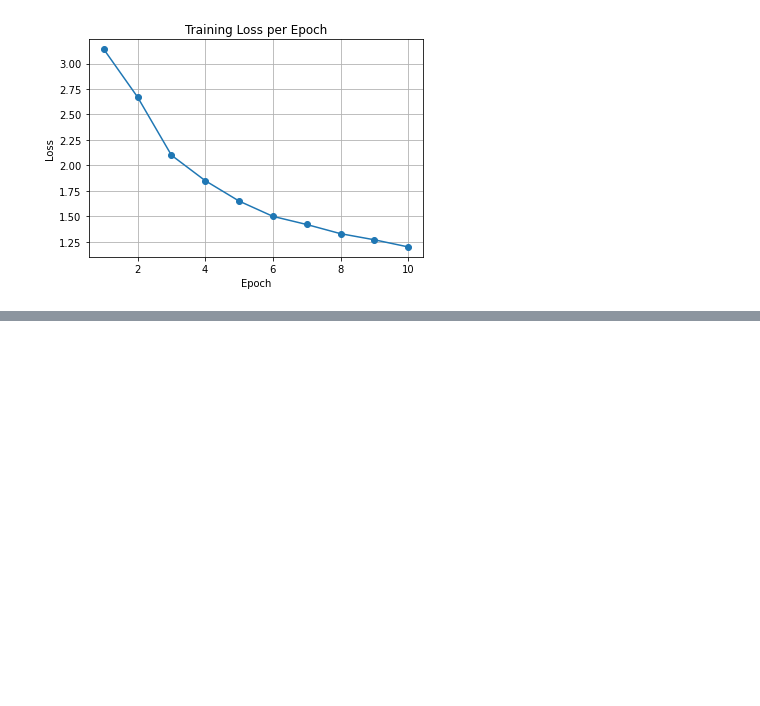
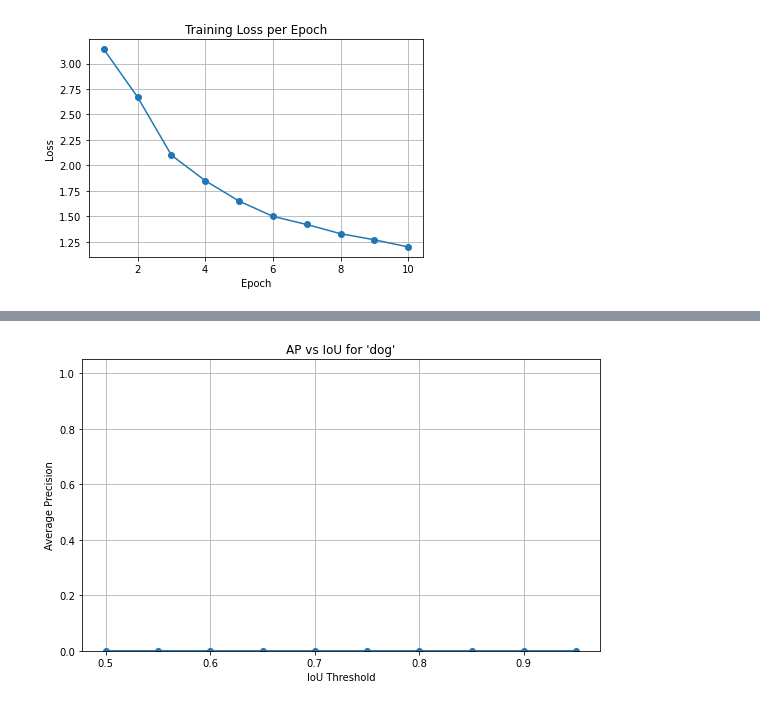
Before and after one commit to yasasawij/CS445-Project, a Jupyter notebook: new_main.ipynb, the cells around one changed output, grey strips where cells are left out. Saved outputs shown, nothing was run; the diff lists cells and outputs as text; code cells hidden in the pictures; blank space fills up the shorter version.

```diff
--- a/new_main.ipynb
+++ b/new_main.ipynb
@@ -64,7 +64,7 @@ class CocoSegmentationDataset(Dataset):
         self.transforms = transforms
 
         # Map category_ids to new 1-X labels dynamically
-        self.category_to_class_dict = {cat_id: idx+1 for idx, cat_id in enumerate(self.category_ids)}
+        self.category_to_class_dict = {catagory_id: idx+1 for idx, catagory_id in enumerate(self.category_ids)}
         self.class_to_category_dict = {v: k for k, v in self.category_to_class_dict.items()}
 
         self.normalize = False
@@ -191,7 +191,7 @@ class CocoSegmentationDataset(Dataset):
 
         return image, target
 
-    def filter_valid_images(self):
+    def _filter_valid_images(self):
         valid_image_ids = []
         for img_id in self.image_ids:
             try:
@@ -218,8 +218,9 @@ class CocoSegmentationDataset(Dataset):
                 continue
 
         print(f"Filtered dataset down to {len(valid_image_ids)} valid images.")
+        return valid_image_ids
 
-        self.image_ids = valid_image_ids
+
 
     def download_images(self, verbose=False):
         """
@@ -274,7 +275,7 @@ class CocoSegmentationDataset(Dataset):
             category_labels.append(self.class_to_category_dict[label])
 
         label_counts = Counter(category_labels)
-        category_names = [self.coco.loadCats([cat_id])[0]['name'] for cat_id in label_counts.keys()]
+        category_names = [self.coco.loadCats([catagory_id])[0]['name'] for catagory_id in label_counts.keys()]
         counts = list(label_counts.values())
 
         plt.figure(figsize=(10, 5))
@@ -543,7 +542,7 @@ model = get_instance_segmentation_model(num_classes)
 device = torch.device('cuda') if torch.cuda.is_available() else torch.device('cpu')
 model.to(device)
 
-checkpoint = torch.load("./../checkpoint.pth", map_location=device)
+checkpoint = torch.load("./../models/checkpoint.pth", map_location=device)
 model.load_state_dict(checkpoint['model_state'])
 # %% [output]
 <All keys matched successfully>
@@ -642,0 +723,55 @@ plt.show()
+# %%
+import matplotlib.pyplot as plt
+from pycocotools.cocoeval import COCOeval
+import json
+
+def map_analysis(val_dataset, pred_file, category_name="dog"):
+    # Load ground truth and prediction results
+    coco_gt = val_dataset.coco
+
+    with open(pred_file, 'r') as f:
+        predictions = json.load(f)
+        print(f"🔍 Loaded {len(predictions)} predictions")
+
+    if len(predictions) == 0:
+        raise ValueError("❌ Prediction file is empty. Cannot evaluate.")
+
+    coco_dt = coco_gt.loadRes(pred_file)
+
+    # Get COCO category ID for 'dog'
+    target_category_id = coco_gt.getCatIds(catNms=[category_name])[0]
+
+    # Set up evaluator
+    coco_eval = COCOeval(coco_gt, coco_dt, iouType='bbox')
+    coco_eval.params.catIds = [target_category_id]
+    coco_eval.params.useCats = 1
+
+    print("🔧 Running COCO evaluation...")
+    coco_eval.evaluate()
+    coco_eval.accumulate()
+    coco_eval.summarize()
+
+    if coco_eval.eval is None:
+        raise RuntimeError("❌ Evaluation failed — predictions might be malformed.")
+
+    # Extract AP over IoU thresholds for plotting
+    precisions = coco_eval.eval['precision']  # shape: [IoU, Recall, Class, Area, MaxDet]
+    ap_vals = precisions[:, :, 0, 0, 2]        # Only use: dog class, all area, maxDet=100
+    ap_per_iou = ap_vals.mean(axis=1)          # Mean over recall
+
+    iou_thresholds = coco_eval.params.iouThrs
+
+    plt.figure(figsize=(8, 5))
+    plt.plot(iou_thresholds, ap_per_iou, marker='o')
+    plt.title(f"AP vs IoU for '{category_name}'")
+    plt.xlabel("IoU Threshold")
+    plt.ylabel("Average Precision")
+    plt.ylim(0, 1.05)
+    plt.grid(True)
+    plt.tight_layout()
+    plt.show()
+
+    return coco_eval
+
+coco_eval = map_analysis(val_dataset, pred_file, category_name="dog")
+# %% [output]
@@ -642,0 +795 @@ plt.show()
+[figure, added]
```
Also changed, not shown: parts of 9 cells of this notebook, 1 other file.
